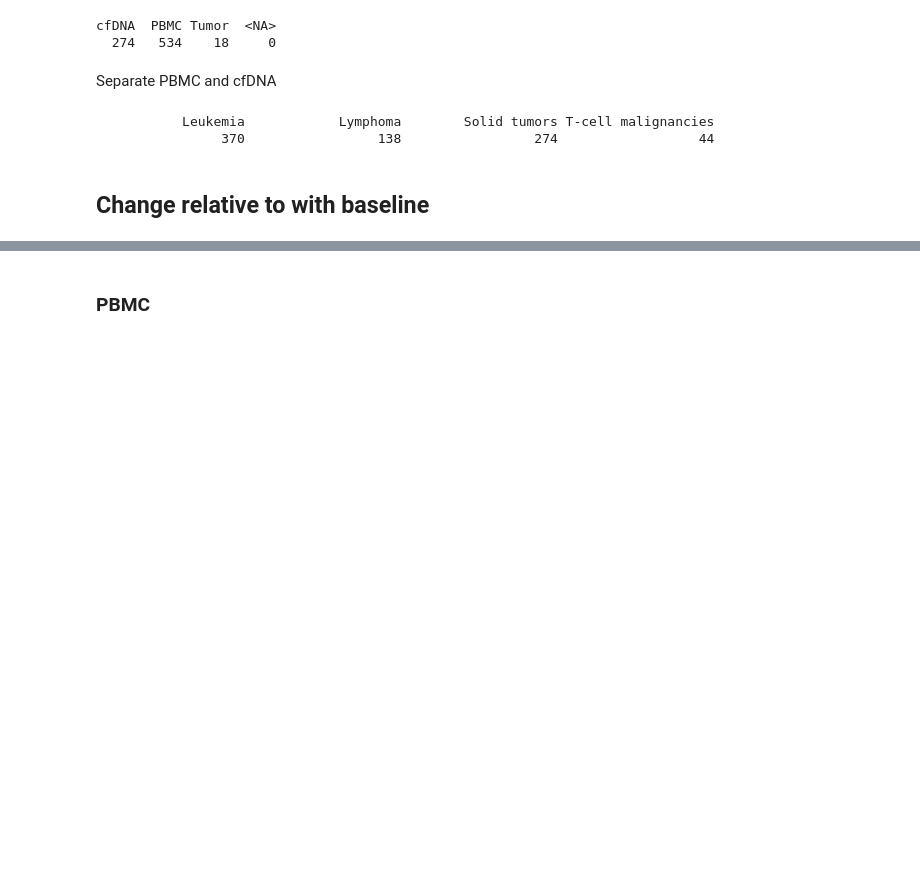
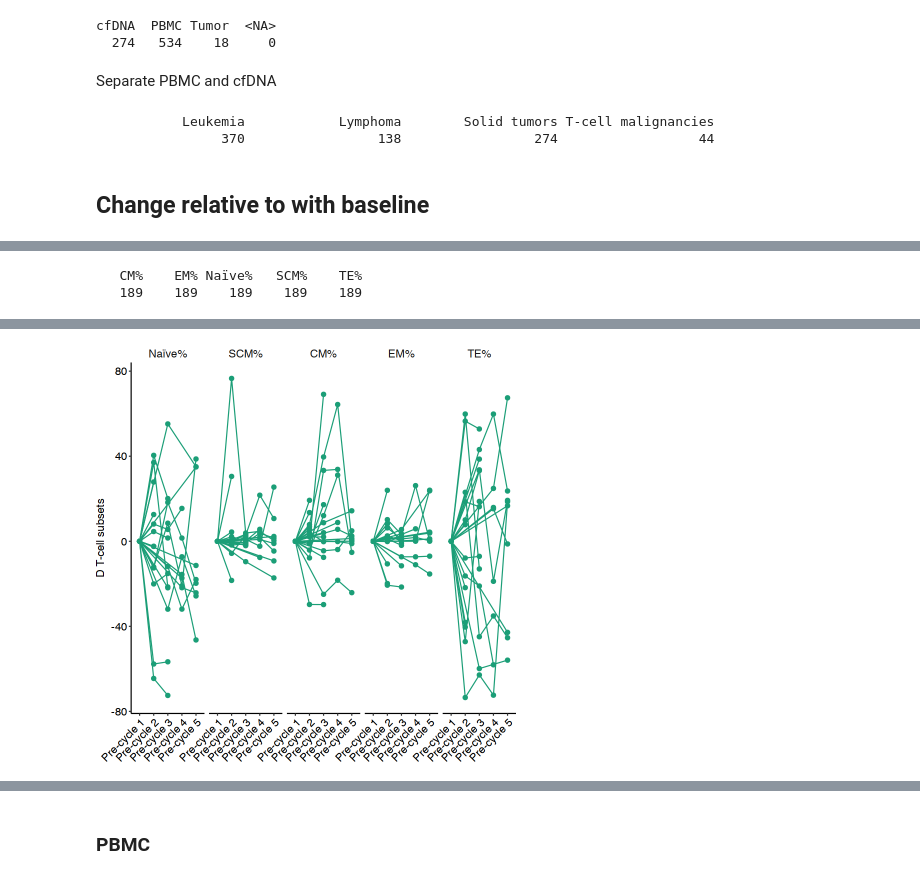
Before and after one commit to pughlab/ped_CapTCRseq, a Jupyter notebook: notebooks/13_spiderplots.ipynb, the cells around one changed output, grey strips where cells are left out. Cells and saved outputs as stored; diff of their text form; code cells hidden in the pictures; blank space fills up the shorter version.

```diff
--- a/notebooks/13_spiderplots.ipynb
+++ b/notebooks/13_spiderplots.ipynb
@@ -53,0 +81,6 @@ cfdna <- meta_div[ which(meta_div$sampletype == "cfDNA"),]
+# %%
+pbmc1_long$Celltype <- gsub("Diff_", "", pbmc1_long$Celltype)
+pbmc1_long$Celltype <- paste0(pbmc1_long$Celltype, "%")
+# %%
+pbmc1_long_cells <- pbmc1_long[ pbmc1_long$Celltype %in% c("Naïve%", "SCM%", "CM%", "EM%", "TE%"), ]
+pbmc1_long_ic <- pbmc1_long[ pbmc1_long$Celltype %in% c("PD1%", "LAG3%", "TIM3%"), ]
@@ -53,0 +142,30 @@ cfdna <- meta_div[ which(meta_div$sampletype == "cfDNA"),]
+# %%
+table(pbmc1_long_cells$Celltype)
+# %% [output]
+   CM%    EM% Naïve%   SCM%    TE%
+   189    189    189    189    189
+# %%
+pbmc1_long_cells$Celltype <- factor(pbmc1_long_cells$Celltype, levels = c("Naïve%", "SCM%", "CM%", "EM%", "TE%"))
+# %%
+p_leu <- ggplot(pbmc1_long_cells[pbmc1_long_cells$cancergroup == "Leukemia", ], aes(x = cycle, y = Diff)) +
+    geom_point(aes(color = cancergroup), cex = 2) +
+    geom_line(aes(group = Patient, color = cancergroup)) +
+    scale_color_manual(values = group_col) +
+    myplot +
+    myaxis +
+    theme(plot.margin = unit(c(0, 0, 0, 0), "cm"),
+        axis.text.x = element_text(angle = 45, hjust = 1),
+        axis.title.x = element_blank(), legend.position = "none"
+    ) +
+    facet_wrap(~Celltype, nrow = 1, scales = "free_x", strip.position = "top") +
+    theme(
+        axis.title.x = element_blank(),
+        legend.position = "none",
+        strip.text.x = element_text(size = 13),
+        strip.background.x = element_blank(),
+        strip.placement = "outside"
+    ) +
+    ylab("D T-cell subsets") +
+    scale_x_discrete(get_breaks("cycle"),
+        labels = c("Pre-cycle 1", "Pre-cycle 2", "Pre-cycle 3", "Pre-cycle 4", "Pre-cycle 5")
+    )
@@ -53,0 +195,3 @@ cfdna <- meta_div[ which(meta_div$sampletype == "cfDNA"),]
+# %%
+p_leu
+# %% [output]
@@ -53,0 +202 @@ cfdna <- meta_div[ which(meta_div$sampletype == "cfDNA"),]
+[figure, added]
```
Also changed, not shown: parts of 99 cells of this notebook, 1 other file.
